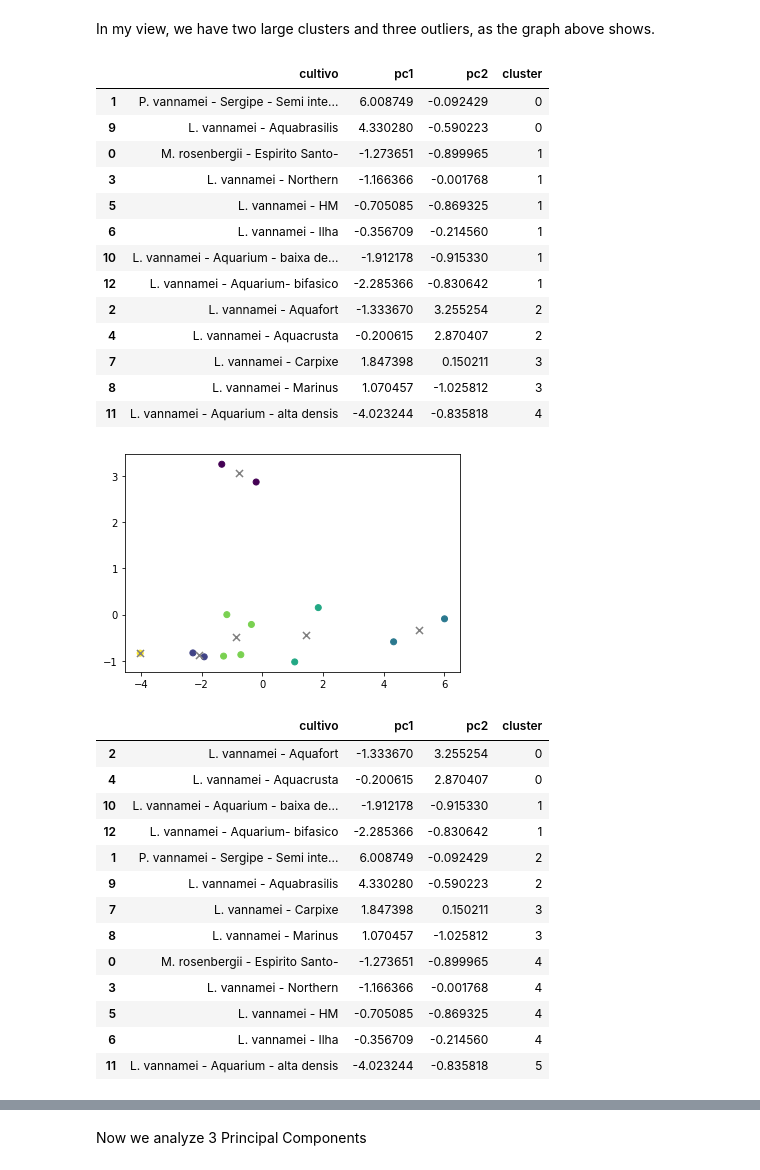
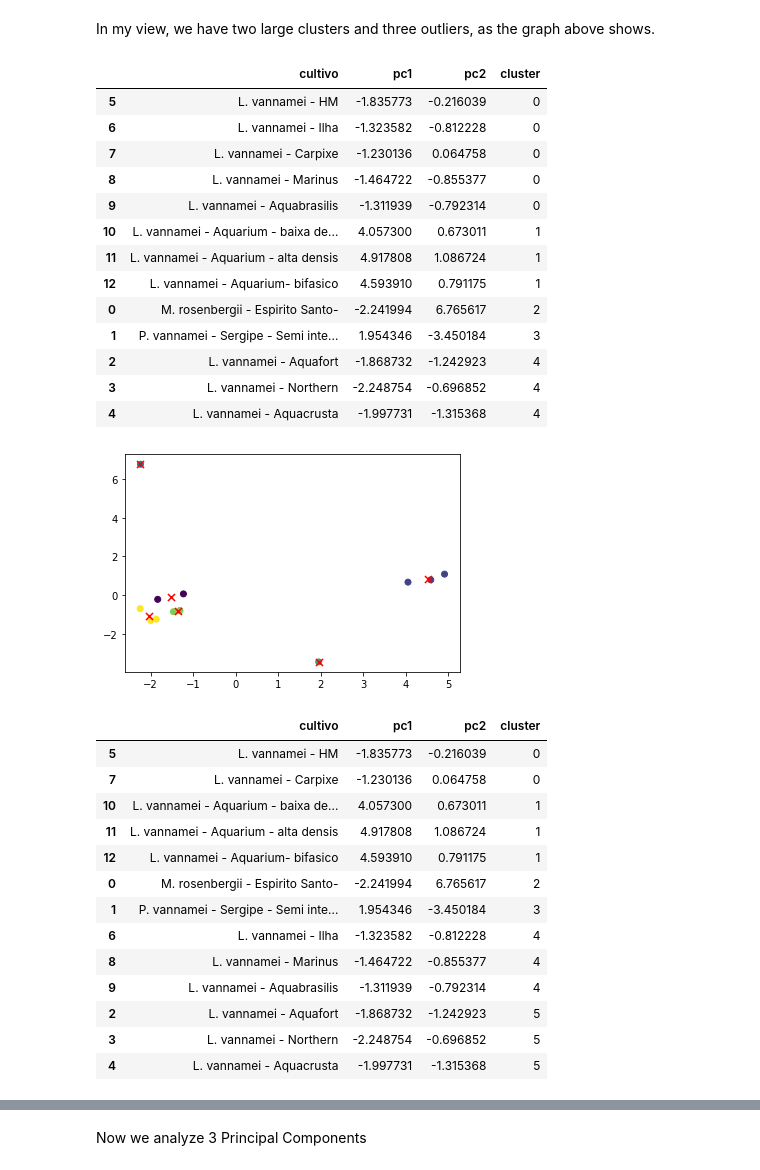
Before and after one commit to christianadriano/PCA_AquacultureSystem, a Jupyter notebook: PCA_KMeans_Environment_Carcinicultura.ipynb, the cells around one changed output, grey strips where cells are left out. Cells and saved outputs as stored; diff of their text form; code cells hidden in the pictures.

```diff
--- a/PCA_KMeans_Environment_Carcinicultura.ipynb
+++ b/PCA_KMeans_Environment_Carcinicultura.ipynb
@@ -35,7 +35,7 @@ print(df)
 # %%
 column_names = df.columns
 #Select fatores Ambientais
-feature_names = [name for name in column_names if name.startswith("E")]
+feature_names = [name for name in column_names if name.startswith("S")]
 
 #feature_names = list(df.columns["E1_RRLII":"E13_DM"])
 #print(feature_names)
@@ -265,51 +275,51 @@ df1= df_clustering.assign(cluster=pd.Series(model.labels_).values)
 df1.sort_values(by='cluster')
 # %% [output]
 |  | cultivo | pc1 | pc2 | cluster |
-| 1 | P. vannamei - Sergipe - Semi inte... | 6.008749 | -0.092429 | 0 |
-| 9 | L. vannamei - Aquabrasilis | 4.330280 | -0.590223 | 0 |
-| 0 | M. rosenbergii - Espirito Santo- | -1.273651 | -0.899965 | 1 |
-| 3 | L. vannamei - Northern | -1.166366 | -0.001768 | 1 |
-| 5 | L. vannamei - HM | -0.705085 | -0.869325 | 1 |
-| 6 | L. vannamei - Ilha | -0.356709 | -0.214560 | 1 |
-| 10 | L. vannamei - Aquarium - baixa de... | -1.912178 | -0.915330 | 1 |
-| 12 | L. vannamei - Aquarium- bifasico | -2.285366 | -0.830642 | 1 |
-| 2 | L. vannamei - Aquafort | -1.333670 | 3.255254 | 2 |
-| 4 | L. vannamei - Aquacrusta | -0.200615 | 2.870407 | 2 |
-| 7 | L. vannamei - Carpixe | 1.847398 | 0.150211 | 3 |
-| 8 | L. vannamei - Marinus | 1.070457 | -1.025812 | 3 |
-| 11 | L. vannamei - Aquarium - alta densis | -4.023244 | -0.835818 | 4 |
+| 5 | L. vannamei - HM | -1.835773 | -0.216039 | 0 |
+| 6 | L. vannamei - Ilha | -1.323582 | -0.812228 | 0 |
+| 7 | L. vannamei - Carpixe | -1.230136 | 0.064758 | 0 |
+| 8 | L. vannamei - Marinus | -1.464722 | -0.855377 | 0 |
+| 9 | L. vannamei - Aquabrasilis | -1.311939 | -0.792314 | 0 |
+| 10 | L. vannamei - Aquarium - baixa de... | 4.057300 | 0.673011 | 1 |
+| 11 | L. vannamei - Aquarium - alta densis | 4.917808 | 1.086724 | 1 |
+| 12 | L. vannamei - Aquarium- bifasico | 4.593910 | 0.791175 | 1 |
+| 0 | M. rosenbergii - Espirito Santo- | -2.241994 | 6.765617 | 2 |
+| 1 | P. vannamei - Sergipe - Semi inte... | 1.954346 | -3.450184 | 3 |
+| 2 | L. vannamei - Aquafort | -1.868732 | -1.242923 | 4 |
+| 3 | L. vannamei - Northern | -2.248754 | -0.696852 | 4 |
+| 4 | L. vannamei - Aquacrusta | -1.997731 | -1.315368 | 4 |
 # %%
 #6 clusters
 model = KMeans(6)
 model.fit(df_clustering.iloc[:,1:3])
 #print(model.cluster_centers_)
 
 #Plot clusters
 plt.scatter(df_clustering.iloc[:,1],df_clustering.iloc[:,2], c=model.labels_.astype(float));
-plt.scatter(model.cluster_centers_[:,0], model.cluster_centers_[:,1], s=50, marker='x', color="grey"); # Show the
+plt.scatter(model.cluster_centers_[:,0], model.cluster_centers_[:,1], s=50, marker='x', color="red"); # Show the
 
 #7 clusters
 # %% [output]
-[figure, old version]
+[figure, new version]
 # %%
 #To which cluster each point belongs?
 df1= df_clustering.assign(cluster=pd.Series(model.labels_).values)
 df1.sort_values(by='cluster')
 # %% [output]
 |  | cultivo | pc1 | pc2 | cluster |
-| 2 | L. vannamei - Aquafort | -1.333670 | 3.255254 | 0 |
-| 4 | L. vannamei - Aquacrusta | -0.200615 | 2.870407 | 0 |
-| 10 | L. vannamei - Aquarium - baixa de... | -1.912178 | -0.915330 | 1 |
-| 12 | L. vannamei - Aquarium- bifasico | -2.285366 | -0.830642 | 1 |
-| 1 | P. vannamei - Sergipe - Semi inte... | 6.008749 | -0.092429 | 2 |
-| 9 | L. vannamei - Aquabrasilis | 4.330280 | -0.590223 | 2 |
-| 7 | L. vannamei - Carpixe | 1.847398 | 0.150211 | 3 |
-| 8 | L. vannamei - Marinus | 1.070457 | -1.025812 | 3 |
-| 0 | M. rosenbergii - Espirito Santo- | -1.273651 | -0.899965 | 4 |
-| 3 | L. vannamei - Northern | -1.166366 | -0.001768 | 4 |
-| 5 | L. vannamei - HM | -0.705085 | -0.869325 | 4 |
-| 6 | L. vannamei - Ilha | -0.356709 | -0.214560 | 4 |
-| 11 | L. vannamei - Aquarium - alta densis | -4.023244 | -0.835818 | 5 |
+| 5 | L. vannamei - HM | -1.835773 | -0.216039 | 0 |
+| 7 | L. vannamei - Carpixe | -1.230136 | 0.064758 | 0 |
+| 10 | L. vannamei - Aquarium - baixa de... | 4.057300 | 0.673011 | 1 |
+| 11 | L. vannamei - Aquarium - alta densis | 4.917808 | 1.086724 | 1 |
+| 12 | L. vannamei - Aquarium- bifasico | 4.593910 | 0.791175 | 1 |
+| 0 | M. rosenbergii - Espirito Santo- | -2.241994 | 6.765617 | 2 |
+| 1 | P. vannamei - Sergipe - Semi inte... | 1.954346 | -3.450184 | 3 |
+| 6 | L. vannamei - Ilha | -1.323582 | -0.812228 | 4 |
+| 8 | L. vannamei - Marinus | -1.464722 | -0.855377 | 4 |
+| 9 | L. vannamei - Aquabrasilis | -1.311939 | -0.792314 | 4 |
+| 2 | L. vannamei - Aquafort | -1.868732 | -1.242923 | 5 |
+| 3 | L. vannamei - Northern | -2.248754 | -0.696852 | 5 |
+| 4 | L. vannamei - Aquacrusta | -1.997731 | -1.315368 | 5 |
 # %%
 #To which cluster each point belongs?
 df1= df_clustering.assign(cluster=pd.Series(model.labels_).values)
```
Also changed, not shown: parts of 19 cells of this notebook.
